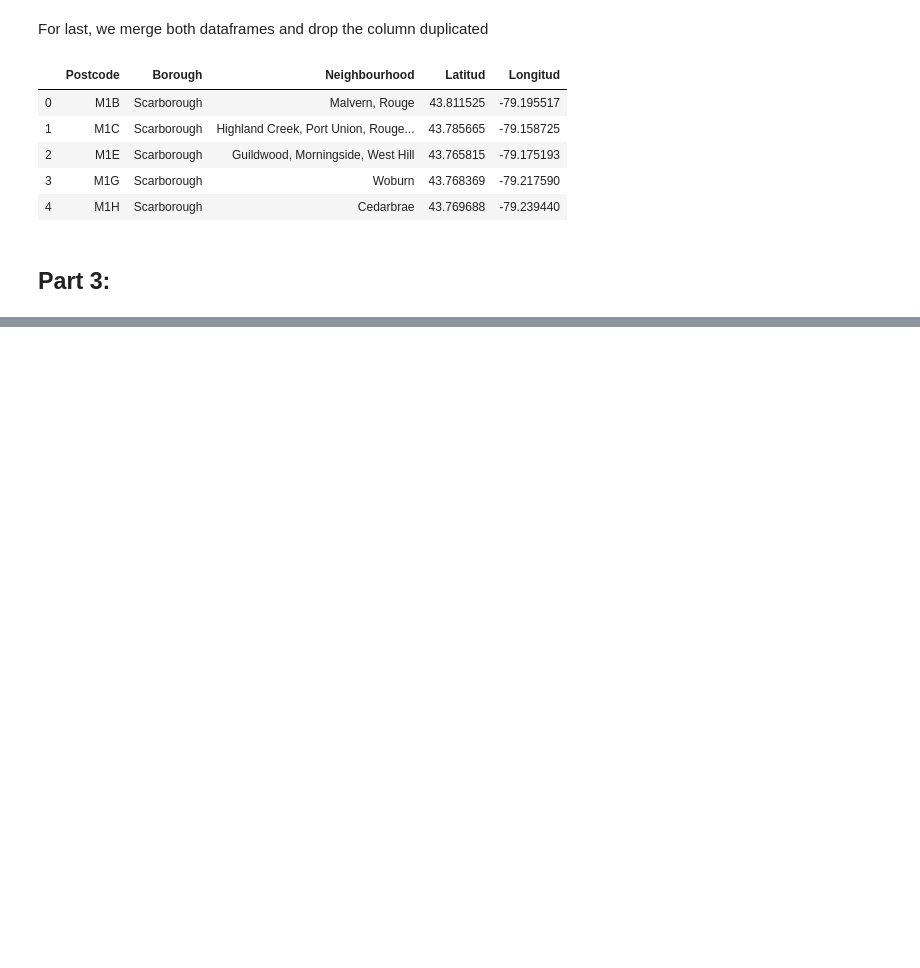
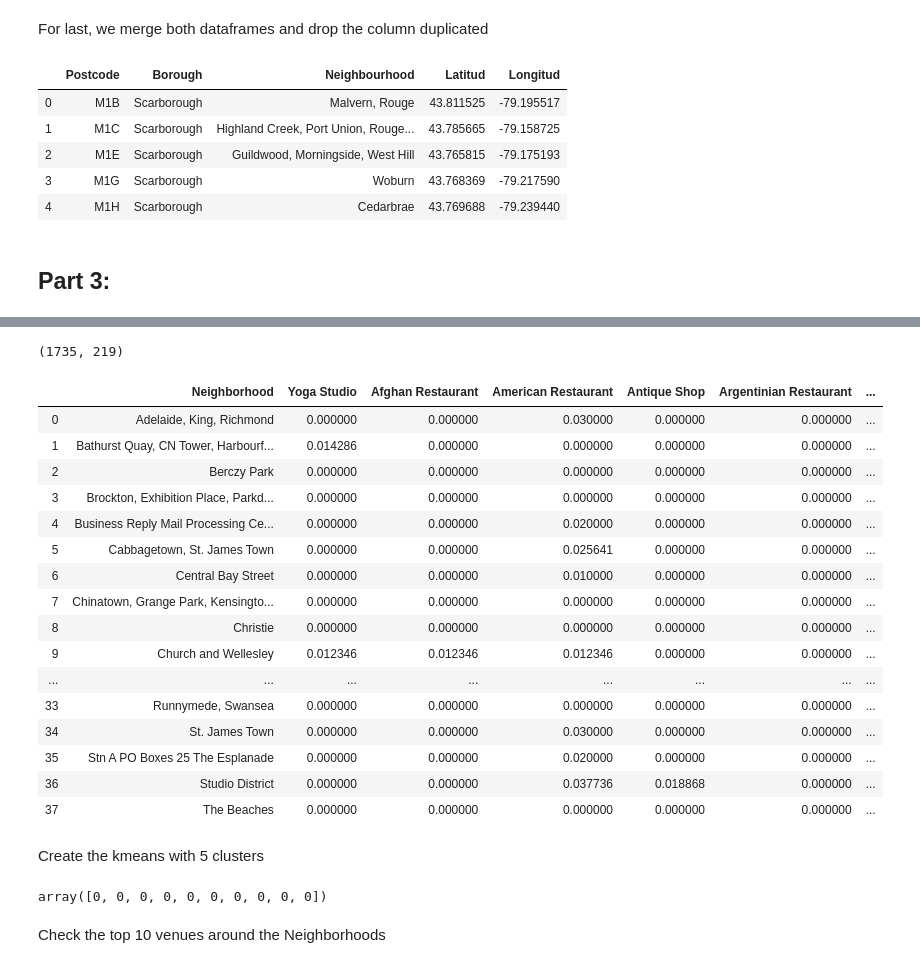
Before and after one commit to JairoIvanzho/Coursera_Capstone, a Jupyter notebook: Data Science Capstone Project - Week 3.ipynb, the cells around one changed output, grey strips where cells are left out. Drawn from its saved outputs; the diff is of its cells as text; code cells hidden in the pictures; blank space fills up the shorter version.

```diff
--- a/Data Science Capstone Project - Week 3.ipynb
+++ b/Data Science Capstone Project - Week 3.ipynb
@@ -158,0 +226,8 @@ mergeDF.head()
+# %%
+CLIENT_ID = 'SY5NLLHTDMYDBG0ODJHASI4OBJUWRAQ2A4WWOGIJBTHUNCJT'
+CLIENT_SECRET = '4ODT21DL5J0XWBEWXJGSX33O4J0W2IGXB2PGI1FZTNMGVNAZ'
+VERSION = '20191219' # Foursquare API version
+
+print('Your credentails:')
+print('CLIENT_ID: ' + CLIENT_ID)
+print('CLIENT_SECRET:' + CLIENT_SECRET)
@@ -158,0 +282,6 @@ mergeDF.head()
+# %%
+mergeDF2=mergeDF[mergeDF.Borough.apply(lambda x: 'Toronto' in x)]
+toronto_venues = getNearbyVenues(names=mergeDF2['Neighbourhood'],
+                                   latitudes=mergeDF2['Latitud'],
+                                   longitudes=mergeDF2['Longitud']
+                                  )
@@ -158,0 +328,12 @@ mergeDF.head()
+# %%
+# one hot encoding
+toronto_onehot = pd.get_dummies(toronto_venues[['Venue Category']], prefix="", prefix_sep="")
+
+# add neighborhood column back to dataframe
+toronto_onehot['Neighborhood'] = toronto_venues['Neighborhood']
+
+# move neighborhood column to the first column
+fixed_columns = [toronto_onehot.columns[-1]] + list(toronto_onehot.columns[:-1])
+toronto_onehot = toronto_onehot[fixed_columns]
+
+toronto_onehot.head()
@@ -158,0 +347,40 @@ mergeDF.head()
+# %%
+toronto_onehot.shape
+# %% [output]
+(1735, 219)
+# %%
+toronto_grouped = toronto_onehot.groupby('Neighborhood').mean().reset_index()
+toronto_grouped
+# %% [output]
+|  | Neighborhood | Yoga Studio | Afghan Restaurant | American Restaurant | Antique Shop | Argentinian Restaurant | ... |
+| 0 | Adelaide, King, Richmond | 0.000000 | 0.000000 | 0.030000 | 0.000000 | 0.000000 | ... |
+| 1 | Bathurst Quay, CN Tower, Harbourf... | 0.014286 | 0.000000 | 0.000000 | 0.000000 | 0.000000 | ... |
+| 2 | Berczy Park | 0.000000 | 0.000000 | 0.000000 | 0.000000 | 0.000000 | ... |
+| 3 | Brockton, Exhibition Place, Parkd... | 0.000000 | 0.000000 | 0.000000 | 0.000000 | 0.000000 | ... |
+| 4 | Business Reply Mail Processing Ce... | 0.000000 | 0.000000 | 0.020000 | 0.000000 | 0.000000 | ... |
+| 5 | Cabbagetown, St. James Town | 0.000000 | 0.000000 | 0.025641 | 0.000000 | 0.000000 | ... |
+| 6 | Central Bay Street | 0.000000 | 0.000000 | 0.010000 | 0.000000 | 0.000000 | ... |
+| 7 | Chinatown, Grange Park, Kensingto... | 0.000000 | 0.000000 | 0.000000 | 0.000000 | 0.000000 | ... |
+| 8 | Christie | 0.000000 | 0.000000 | 0.000000 | 0.000000 | 0.000000 | ... |
+| 9 | Church and Wellesley | 0.012346 | 0.012346 | 0.012346 | 0.000000 | 0.000000 | ... |
+| ... | ... | ... | ... | ... | ... | ... | ... |
+| 33 | Runnymede, Swansea | 0.000000 | 0.000000 | 0.000000 | 0.000000 | 0.000000 | ... |
+| 34 | St. James Town | 0.000000 | 0.000000 | 0.030000 | 0.000000 | 0.000000 | ... |
+| 35 | Stn A PO Boxes 25 The Esplanade | 0.000000 | 0.000000 | 0.020000 | 0.000000 | 0.000000 | ... |
+| 36 | Studio District | 0.000000 | 0.000000 | 0.037736 | 0.018868 | 0.000000 | ... |
+| 37 | The Beaches | 0.000000 | 0.000000 | 0.000000 | 0.000000 | 0.000000 | ... |
+# %% [markdown]
+Create the kmeans with 5 clusters
+# %%
+# set number of clusters
+kclusters = 5
+
+toronto_grouped_clustering = toronto_grouped.drop('Neighborhood', 1)
+
+# run k-means clustering
+kmeans = KMeans(n_clusters=kclusters, random_state=0).fit(toronto_grouped_clustering)
+
+# check cluster labels generated for each row in the dataframe
+kmeans.labels_[0:10]
+# %% [output]
+array([0, 0, 0, 0, 0, 0, 0, 0, 0, 0])
@@ -158,0 +393,2 @@ mergeDF.head()
+# %% [markdown]
+Check the top 10 venues around the Neighborhoods
```
Also changed, not shown: parts of 29 cells of this notebook.
